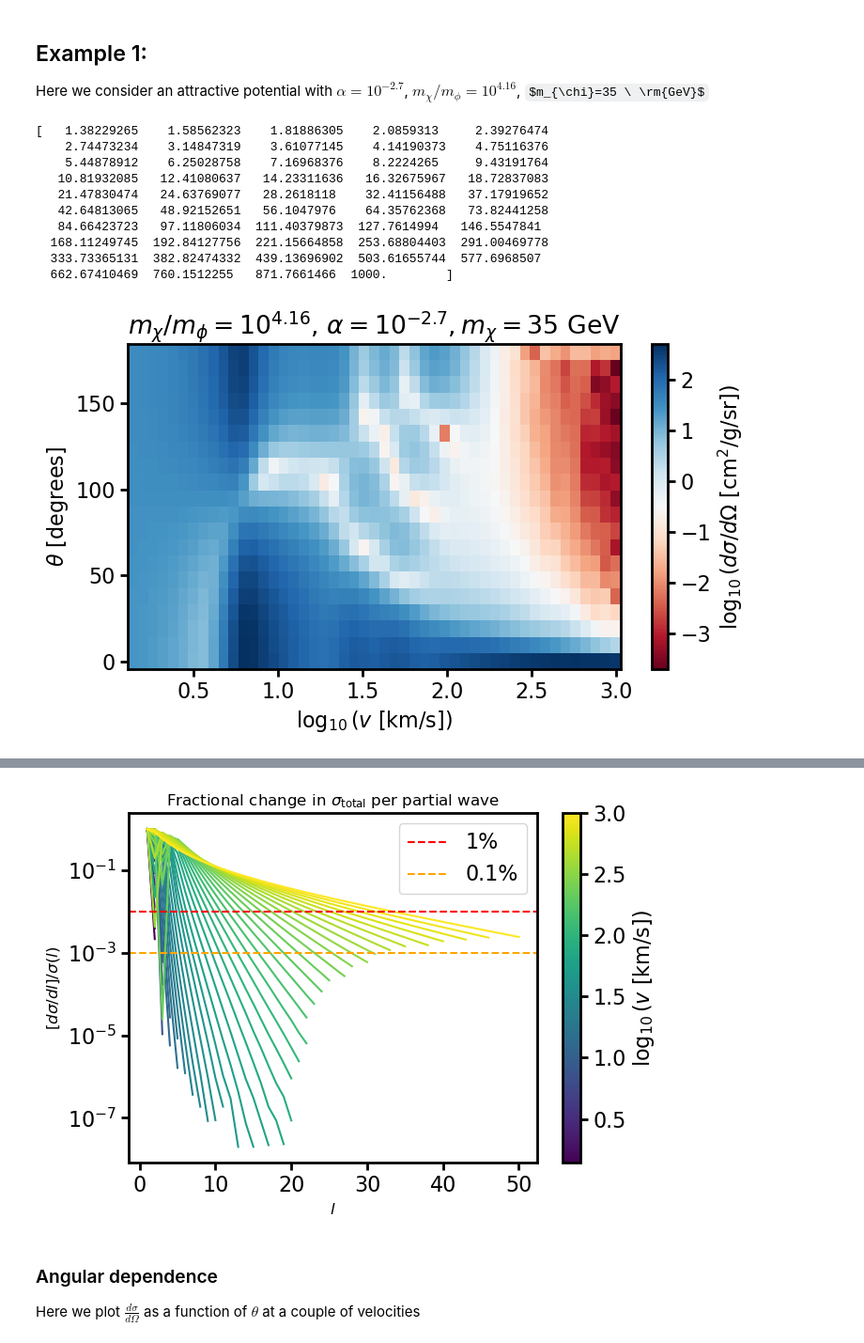
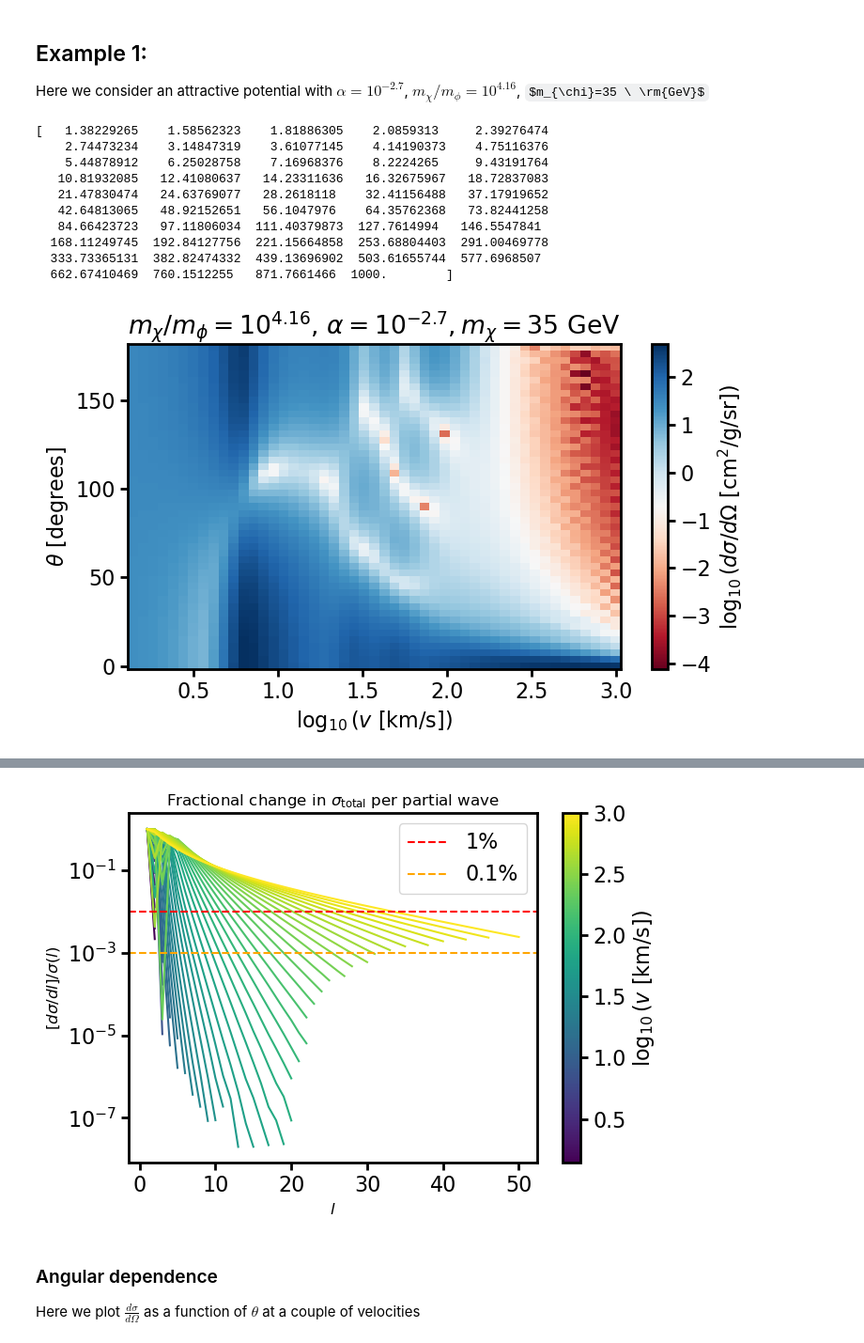
Before and after one commit to dangilman/pykawa, a Jupyter notebook: notebooks/cross_section_comparisons.ipynb, the cells around one changed output, grey strips where cells are left out. Shown at 94% size. Saved outputs shown, nothing was run; the diff lists cells and outputs as text; code cells hidden in the pictures; some formulas as TeX source.

```diff
--- a/notebooks/cross_section_comparisons.ipynb
+++ b/notebooks/cross_section_comparisons.ipynb
@@ -43,7 +43,7 @@ log10_v = phase_shift_data[:,0]
 v = 10 ** log10_v
 print(v)
 phase_shifts = phase_shift_data[:,1:]
-theta = np.linspace(0, np.pi, 20)
+theta = np.linspace(0, np.pi, len(v))
 m_chi_gev = 35
 cross_section_angular = partial_wave_sum_angular(10 ** log10_v, theta, phase_shifts) / m_chi_gev ** 3
 
@@ -105,34 +105,34 @@ for j, (vi, ph, lmax) in enumerate(zip(v_sel, ph_sel, lmax_sel)):
         partial_wave_sum_total(np.array([vi]), ph[:L+1].reshape(1, -1))[0]
         for L in range(lmax+1)
     ])
     frac_change = np.diff(sigma_cumulative) / sigma_cumulative[1:]
     ax.semilogy(np.arange(1, lmax+1), frac_change, color=colors[j])
 
 sm = plt.cm.ScalarMappable(cmap=cmap,
      norm=plt.Normalize(vmin=log10_v_sel.min(), vmax=log10_v_sel.max()))
 sm.set_array([])
 plt.colorbar(sm, ax=ax, label=r'$\log_{10}(v\ [\mathrm{km/s}])$')
 
 ax.axhline(0.01, color='r', ls='--', label='1%')
 ax.axhline(0.001, color='orange', ls='--', label='0.1%')
 ax.legend()
 ax.set_xlabel(r'$l$', fontsize=12)
 ax.set_ylabel(r'$[d\sigma/dl] / \sigma(l)$', fontsize=12)
 ax.set_title(r'Fractional change in $\sigma_\mathrm{total}$ per partial wave', fontsize=12)
 plt.tight_layout()
 plt.show()
 # %% [output]
 [   1.38229265    1.58562323    1.81886305    2.0859313     2.39276474
     2.74473234    3.14847319    3.61077145    4.14190373    4.75116376
     5.44878912    6.25028758    7.16968376    8.2224265     9.43191764
    10.81932085   12.41080637   14.23311636   16.32675967   18.72837083
    21.47830474   24.63769077   28.2618118    32.41156488   37.17919652
    42.64813065   48.92152651   56.1047976    64.35762368   73.82441258
    84.66423723   97.11806034  111.40379873  127.7614994   146.5547841
   168.11249745  192.84127756  221.15664858  253.68804403  291.00469778
   333.73365131  382.82474332  439.13696902  503.61655744  577.6968507
   662.67410469  760.1512255   871.7661466  1000.        ]
-[figure, old version]
+[figure, new version]
 [figure]
 [figure]
 # %% [markdown]
```
Also changed, not shown: parts of 1 cell of this notebook.
